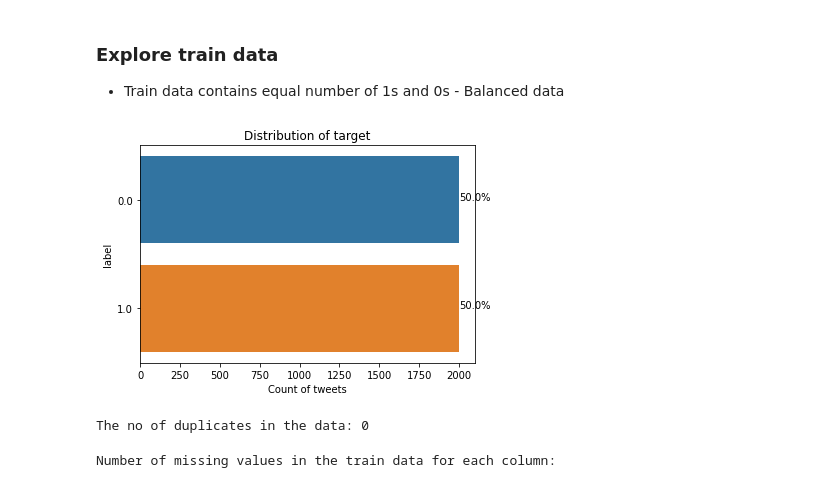
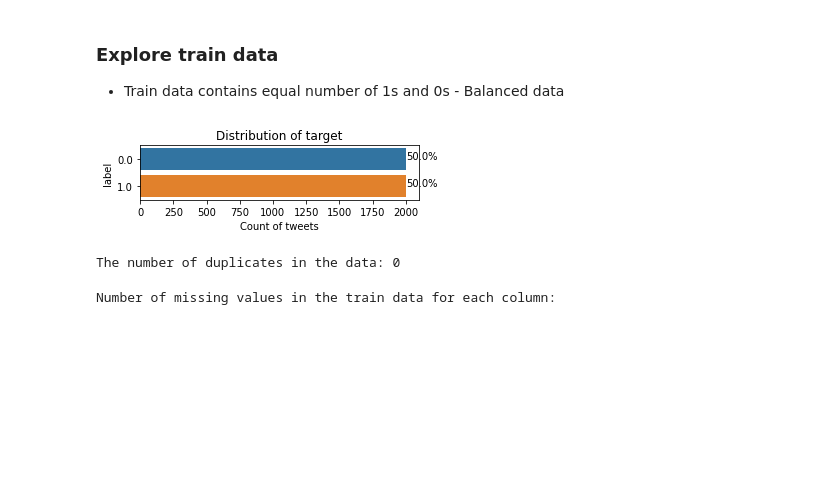
Before and after one commit to sandhyaparna/NLP, a Jupyter notebook: Take Home Assignments/Dell_Boston_Bombing_Tweets.ipynb, the cells around one changed output. Cells and saved outputs as stored; diff of their text form; code cells hidden in the pictures; blank space fills up the shorter version.

```diff
--- a/Take Home Assignments/Dell_Boston_Bombing_Tweets.ipynb
+++ b/Take Home Assignments/Dell_Boston_Bombing_Tweets.ipynb
@@ -51,24 +68,25 @@ Number of observations in test data are 12218
 ### Explore train data
 * Train data contains equal number of 1s and 0s - Balanced data
 # %%
+plt.figure(figsize=(5, 1))
+
 label_graph = sns.countplot(y="label", data=tweets_train)
 plt.title('Distribution of target')
 plt.xlabel('Count of tweets')
-
 total = len(tweets_train['label'])
 for p in label_graph.patches:
         percentage = '{:.1f}%'.format(100 * p.get_width()/total)
         x = p.get_x() + p.get_width() + 0.02
         y = p.get_y() + p.get_height()/2
         label_graph.annotate(percentage, (x, y))
 
 plt.show()
 # %% [output]
-[figure, old version]
+[figure, new version]
 # %%
-print('The no of duplicates in the data:',tweets_train[tweets_train.duplicated(subset = ["text"], keep=False)].shape[0])
+print('The number of duplicates in the data:',tweets_train[tweets_train.duplicated(subset = ["text"], keep=False)].shape[0])
 # %% [output]
-The no of duplicates in the data: 0
+The number of duplicates in the data: 0
 # %%
 print("Number of missing values in the train data for each column:")
 tweets_train.isnull().sum()
```
Also changed, not shown: parts of 41 cells of this notebook.
